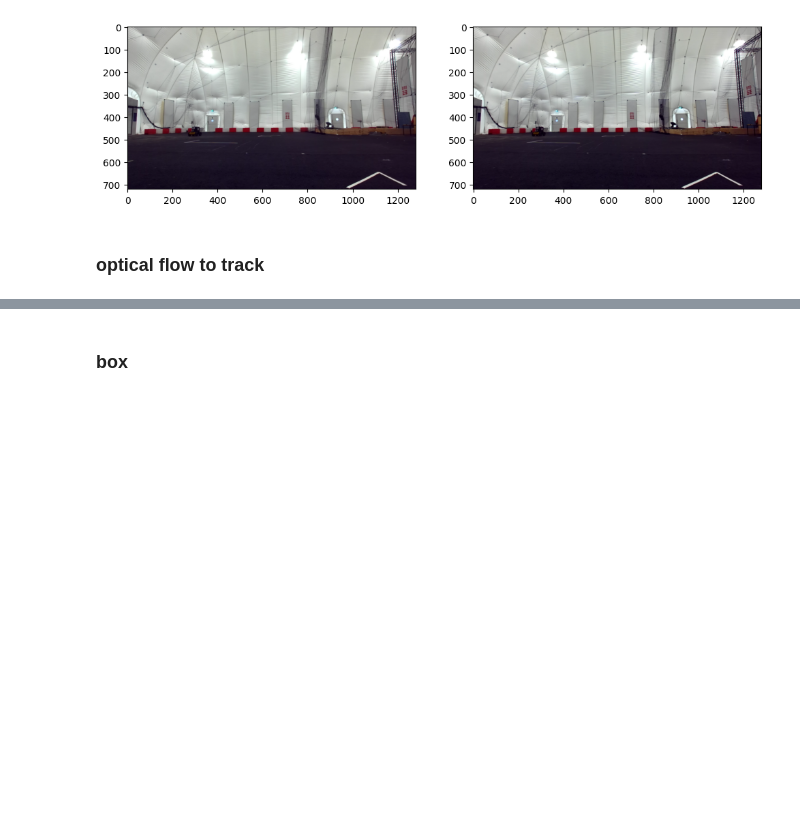
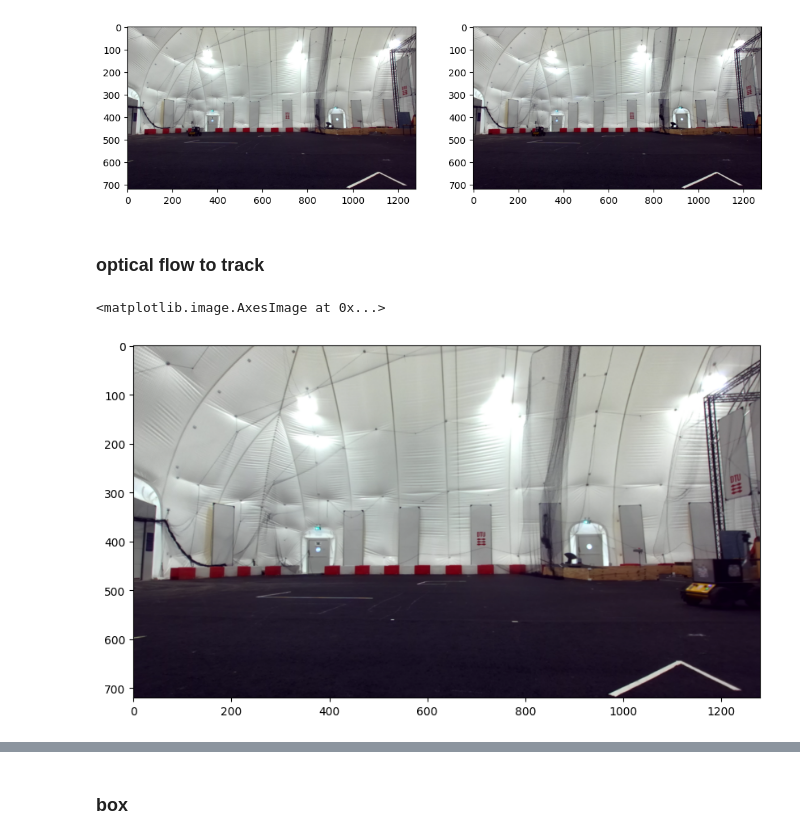
Before and after one commit to NepyouDTU/-34759-Perception-for-autonomous-systems, a Jupyter notebook: Emil.ipynb, the cells around one changed output, grey strips where cells are left out. Cells and saved outputs as stored; diff of their text form; code cells hidden in the pictures; blank space fills up the shorter version.

```diff
--- a/Emil.ipynb
+++ b/Emil.ipynb
@@ -265,3 +474,9 @@ undistL, undistR, undistLg, undistRg = load_and_undistort_images('1_no_obstacle'
+# %%
+plt.figure(figsize=(10, 6))
+plt.imshow(undistL[350])
+# %% [output]
+<matplotlib.image.AxesImage at 0x...>
+[figure, added]
 # %%
 def detect_robot_dense_optical(undistL, undistLg, undistR, undistRg):
     '''
```
Also changed, not shown: parts of 27 cells of this notebook.
